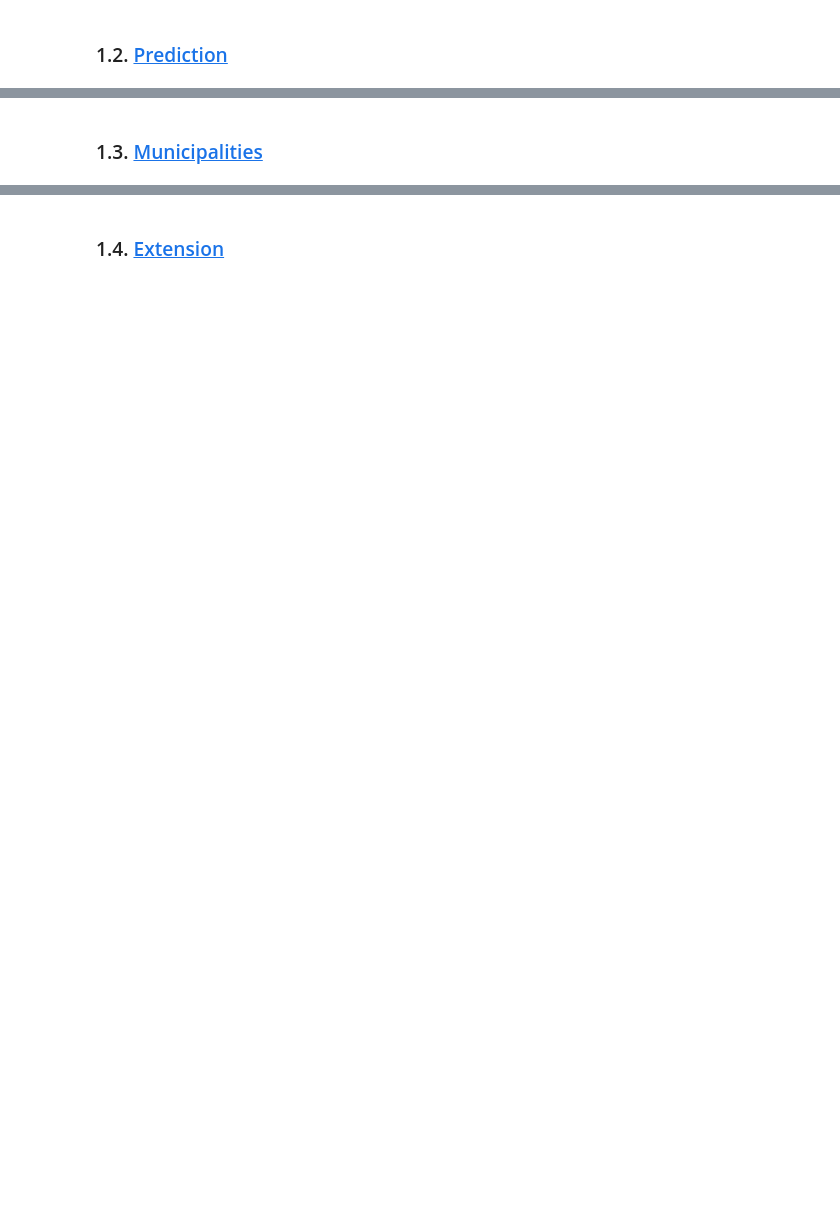
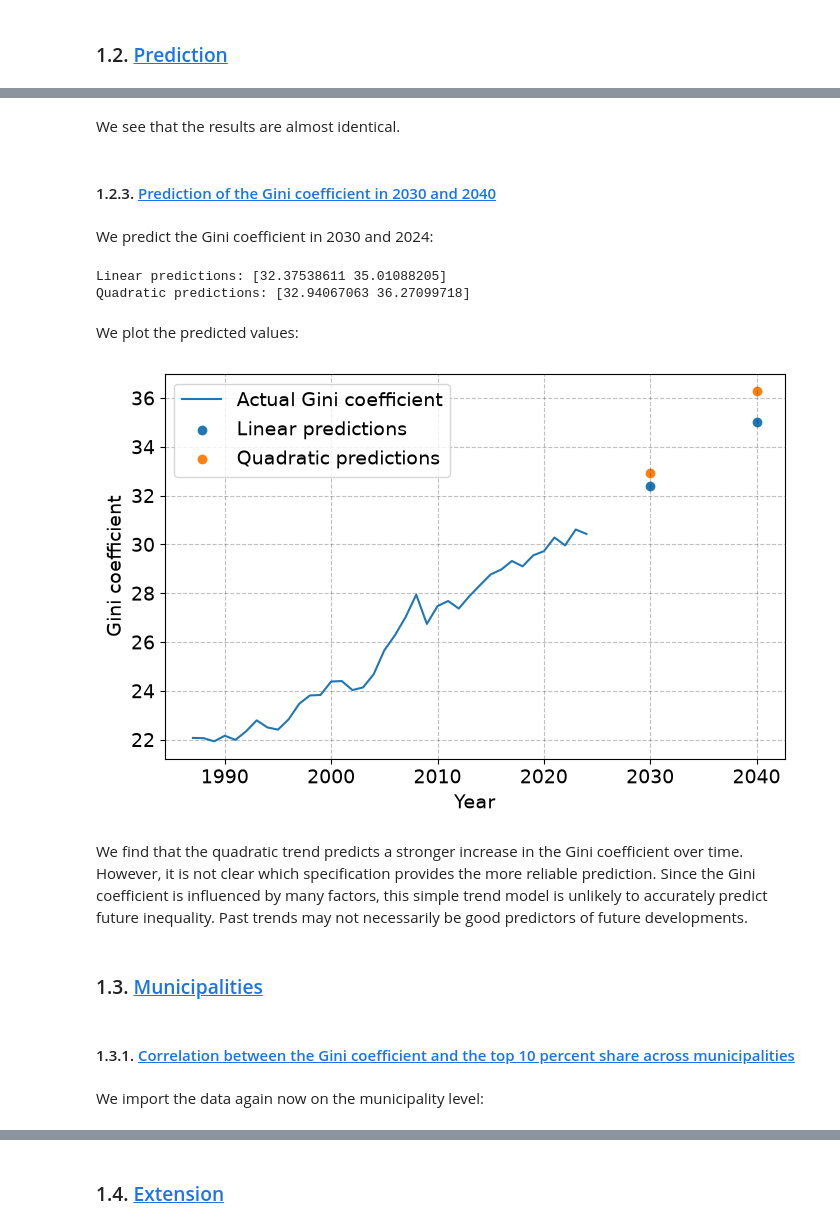
Before and after one commit to NumEconCopenhagen/projects-2025-freja-og-asta, a Jupyter notebook: 1_dataproject/Dataprojectnew.ipynb, the cells around one changed output, grey strips where cells are left out. Saved outputs shown, nothing was run; the diff lists cells and outputs as text; code cells hidden in the pictures; blank space fills up the shorter version.

```diff
--- a/1_dataproject/Dataprojectnew.ipynb
+++ b/1_dataproject/Dataprojectnew.ipynb
@@ -46,0 +246,19 @@ Last update: 2025-12-01T08:00:00
+# %%
+# t is the number of years since 1987
+t = Gini.index - 1987
+y = Gini['INDHOLD']
+
+# Define the sum of squared errors for a polynomial of degree p
+# The function returns the total squared difference between actual and predicted values. This is what we want to minimize
+def objective(beta, t, y, p):
+    prediction = sum(beta[k] * t**k for k in range(p + 1))
+    return np.sum((y - prediction)**2)
+
+# p = 1: linear trend
+linear = minimize(objective, np.zeros(2), args=(t, y, 1))
+
+# p = 2: quadratic trend
+quadratic = minimize(objective, np.zeros(3), args=(t, y, 2))
+
+print("Linear coefficients:", linear.x)
+print("Quadratic coefficients:", quadratic.x)
@@ -47,2 +293,44 @@ Last update: 2025-12-01T08:00:00
+# %% [markdown]
+We see that the results are almost identical.
+# %% [markdown]
+#### 1.2.3. <a id='toc1_1_'></a>[Prediction of the Gini coefficient in 2030 and 2040](#toc0_)
+# %% [markdown]
+We predict the Gini coefficient in 2030 and 2024:
+# %%
+# Prediction years
+t_pred = np.array([2030 - 1987, 2040 - 1987])
+
+# Linear predictions
+linear_pred = linear.x[0] + linear.x[1] * t_pred
+
+# Quadratic predictions
+quadratic_pred = quadratic.x[0] + quadratic.x[1] * t_pred + quadratic.x[2] * t_pred**2
+
+print("Linear predictions:", linear_pred)
+print("Quadratic predictions:", quadratic_pred)
+# %% [output]
+Linear predictions: [32.37538611 35.01088205]
+Quadratic predictions: [32.94067063 36.27099718]
+# %% [markdown]
+We plot the predicted values:
+# %%
+plt.figure(figsize=(8, 5))
+plt.plot(Gini.index, y, label='Actual Gini coefficient')
+
+plt.scatter([2030, 2040], linear_pred, label='Linear predictions')
+plt.scatter([2030, 2040], quadratic_pred, label='Quadratic predictions')
+
+plt.xlabel('Year')
+plt.ylabel('Gini coefficient')
+plt.legend()
+plt.show()
+# %% [output]
+[figure, added]
+# %% [markdown]
+We find that the quadratic trend predicts a stronger increase in the Gini coefficient over time. However, it is not clear which specification provides the more reliable prediction. Since the Gini coefficient is influenced by many factors, this simple trend model is unlikely to accurately predict future inequality. Past trends may not necessarily be good predictors of future developments.
 # %% [markdown]
 ### 1.3. <a id='toc1_1_'></a>[Municipalities](#toc0_)
+# %% [markdown]
+#### 1.3.1. <a id='toc1_1_'></a>[Correlation between the Gini coefficient and the top 10 percent share across municipalities](#toc0_)
+# %% [markdown]
+We import the data again now on the municipality level:
```
Also changed, not shown: parts of 98 cells of this notebook, 1 other file.
